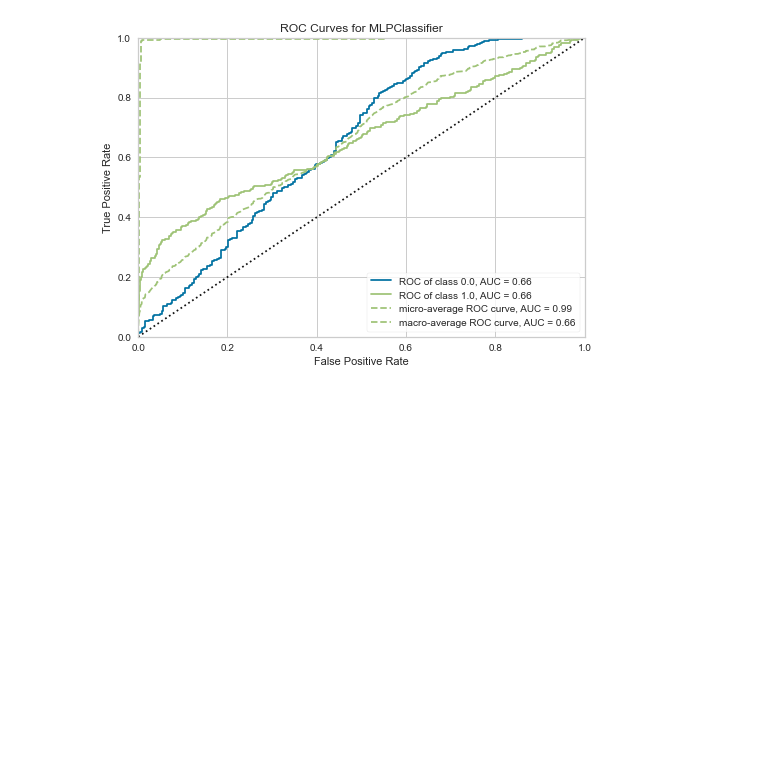
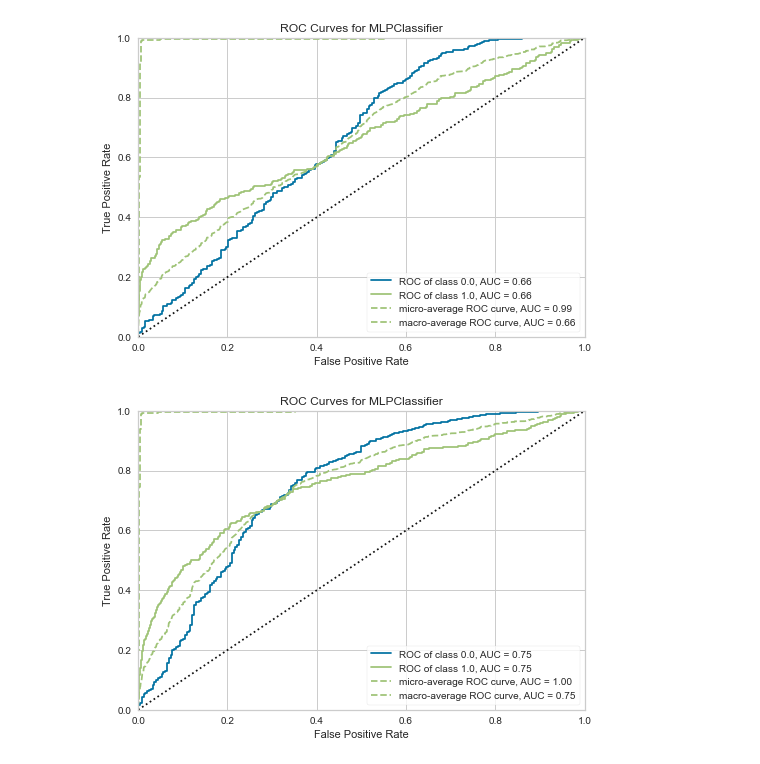
Before and after one commit to kylecummings89/ESE_527_Project, a Jupyter notebook: ESE_527_Early_Modeling&Tuning_Attempt.ipynb, the cells around one changed output. Drawn from its saved outputs; the diff is of its cells as text; code cells hidden in the pictures; blank space fills up the shorter version.

```diff
--- a/ESE_527_Early_Modeling&Tuning_Attempt.ipynb
+++ b/ESE_527_Early_Modeling&Tuning_Attempt.ipynb
@@ -130,3 +134,7 @@ plot_model(tuned, plot = 'gain')
 plot_model(tuned, plot = 'auc')
 # %% [output]
 [figure]
+# %%
+plot_model(mlp, plot = 'auc')
+# %% [output]
+[figure, added]
```
Also changed, not shown: parts of 3 cells of this notebook.
